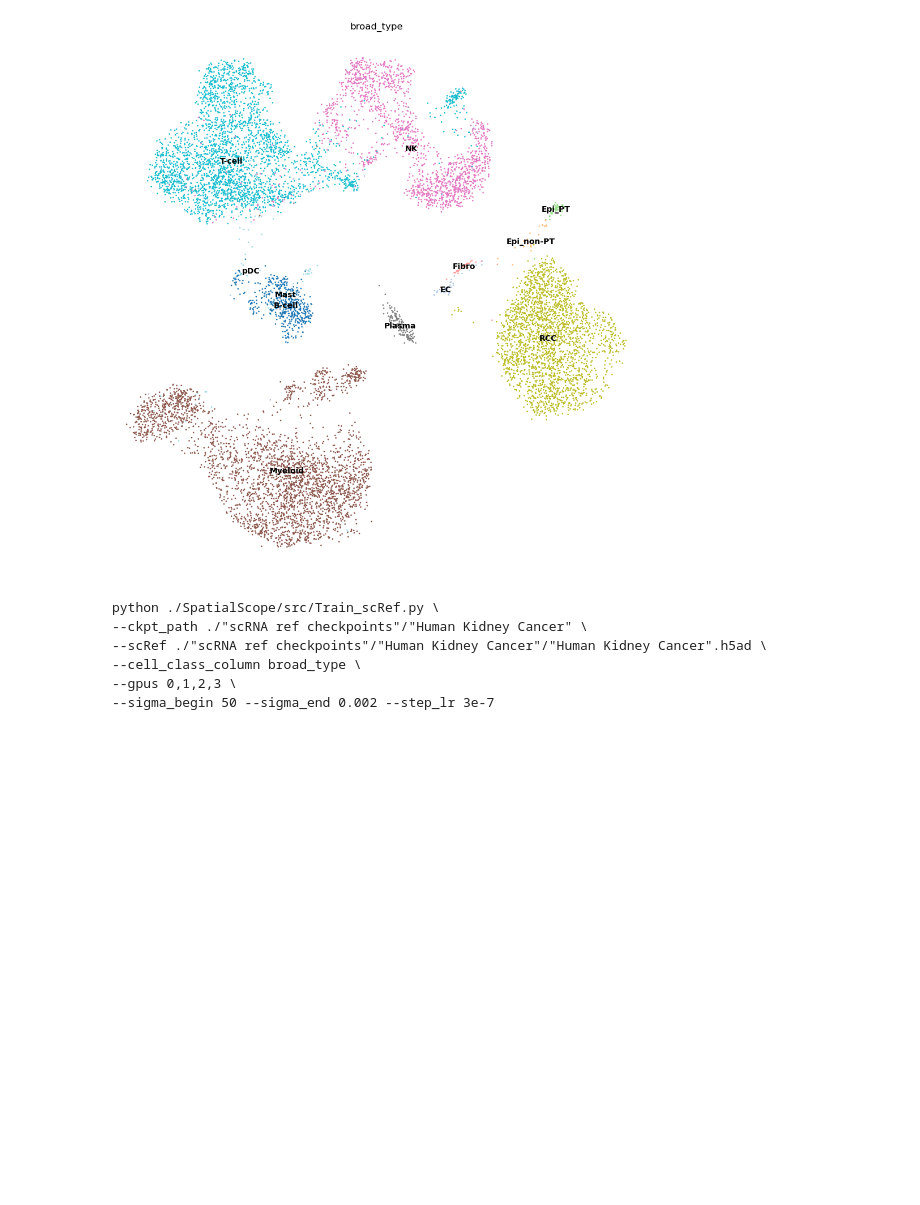
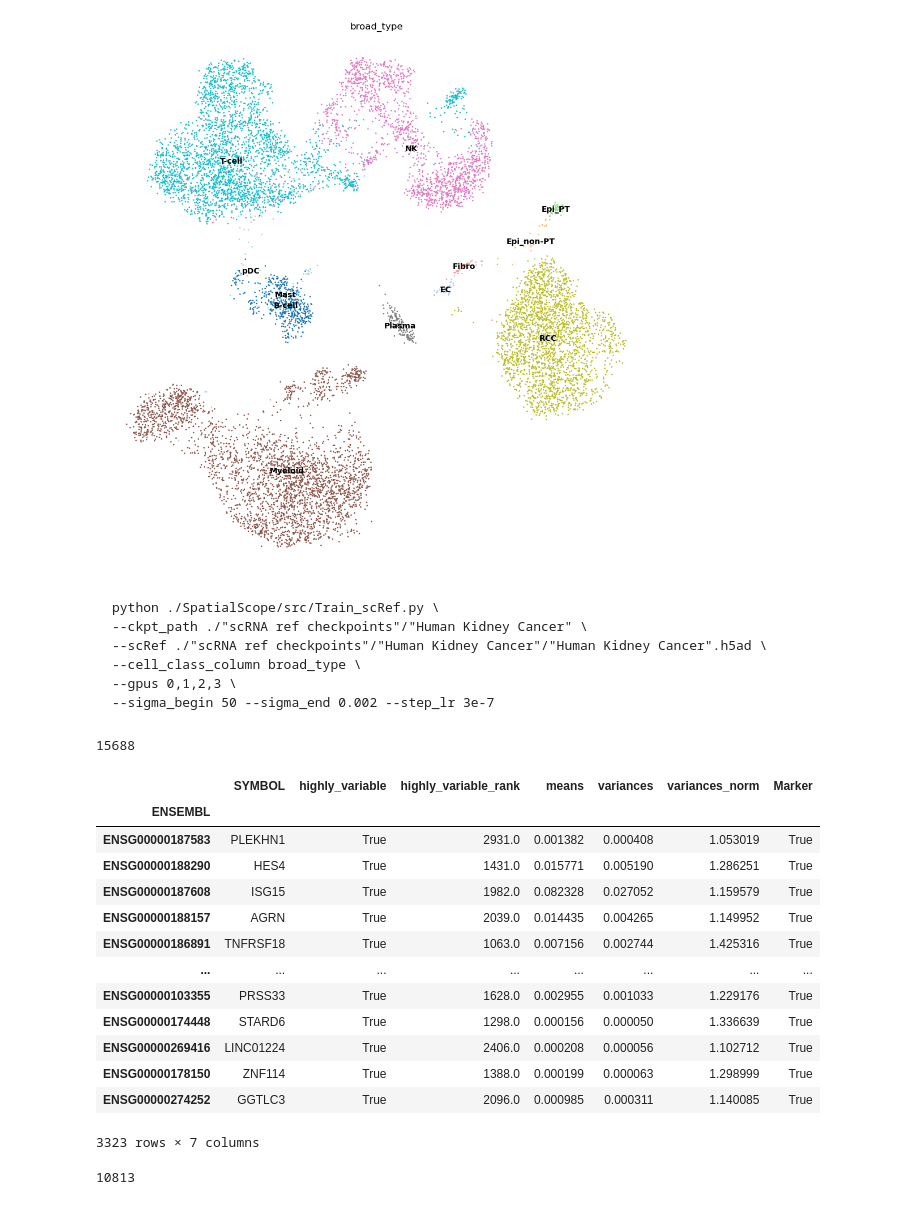
Before and after one commit to edgarfelizmenio/HyperSpot, a Jupyter notebook: Human Kidney Cancer Gen Model Training.ipynb, the cells around one changed output. Drawn from its saved outputs; the diff is of its cells as text; code cells hidden in the pictures; blank space fills up the shorter version.

````diff
--- a/Human Kidney Cancer Gen Model Training.ipynb
+++ b/Human Kidney Cancer Gen Model Training.ipynb
@@ -122,3 +122,28 @@ python ./SpatialScope/src/Train_scRef.py \
 --gpus 0,1,2,3 \
 --sigma_begin 50 --sigma_end 0.002 --step_lr 3e-7
 ```
+# %%
+adata_sc.n_vars
+# %% [output]
+15688
+# %%
+adata_sc.var[adata_sc.var['highly_variable']]
+# %% [output]
+|  | SYMBOL | highly_variable | highly_variable_rank | means | variances | variances_norm | Marker |
+| ENSEMBL |  |  |  |  |  |  |  |
+| ENSG00000187583 | PLEKHN1 | True | 2931.0 | 0.001382 | 0.000408 | 1.053019 | True |
+| ENSG00000188290 | HES4 | True | 1431.0 | 0.015771 | 0.005190 | 1.286251 | True |
+| ENSG00000187608 | ISG15 | True | 1982.0 | 0.082328 | 0.027052 | 1.159579 | True |
+| ENSG00000188157 | AGRN | True | 2039.0 | 0.014435 | 0.004265 | 1.149952 | True |
+| ENSG00000186891 | TNFRSF18 | True | 1063.0 | 0.007156 | 0.002744 | 1.425316 | True |
+| ... | ... | ... | ... | ... | ... | ... | ... |
+| ENSG00000103355 | PRSS33 | True | 1628.0 | 0.002955 | 0.001033 | 1.229176 | True |
+| ENSG00000174448 | STARD6 | True | 1298.0 | 0.000156 | 0.000050 | 1.336639 | True |
+| ENSG00000269416 | LINC01224 | True | 2406.0 | 0.000208 | 0.000056 | 1.102712 | True |
+| ENSG00000178150 | ZNF114 | True | 1388.0 | 0.000199 | 0.000063 | 1.298999 | True |
+| ENSG00000274252 | GGTLC3 | True | 2096.0 | 0.000985 | 0.000311 | 1.140085 | True |
+3323 rows × 7 columns
+# %%
+adata_sc.n_obs
+# %% [output]
+10813
````
